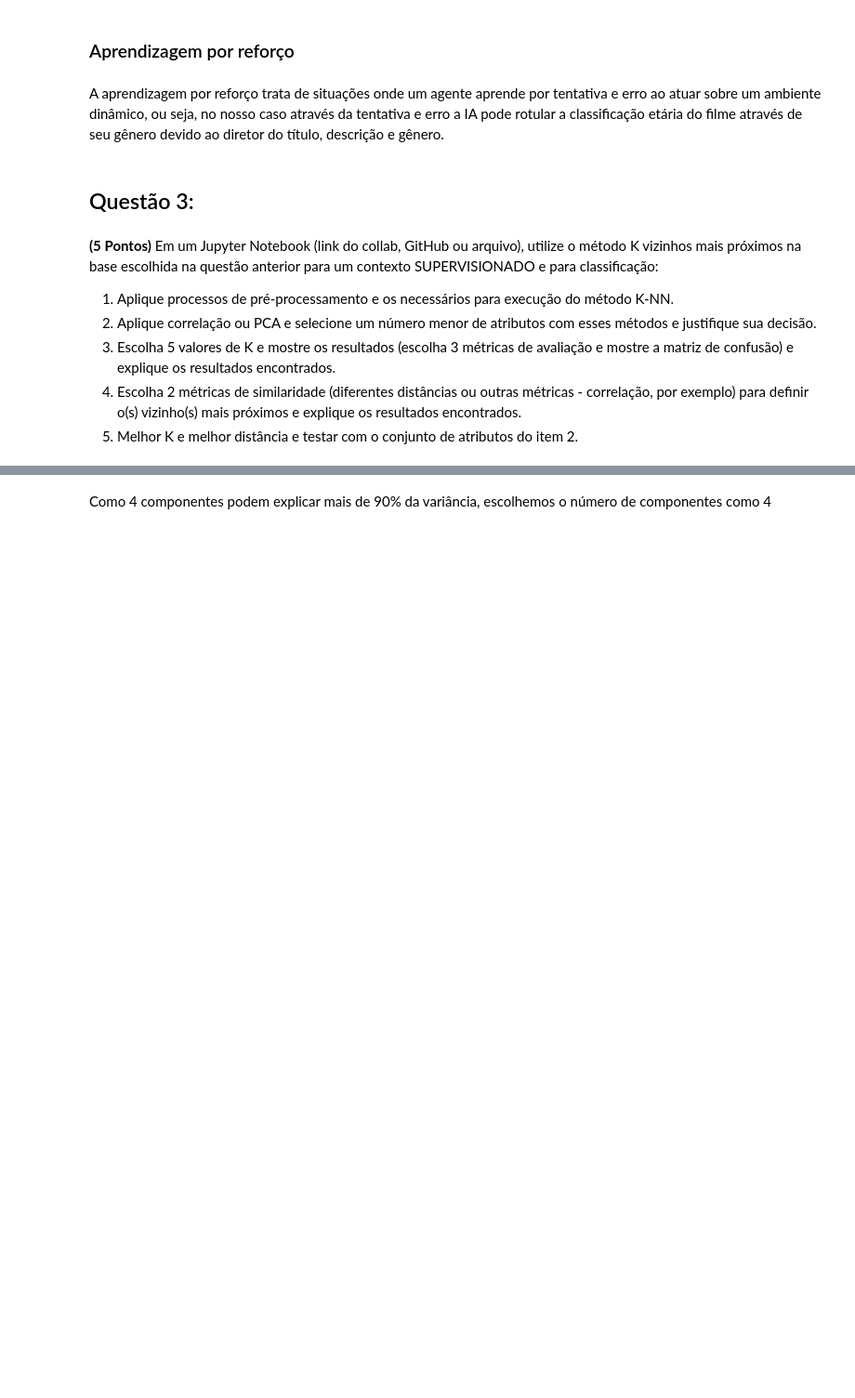
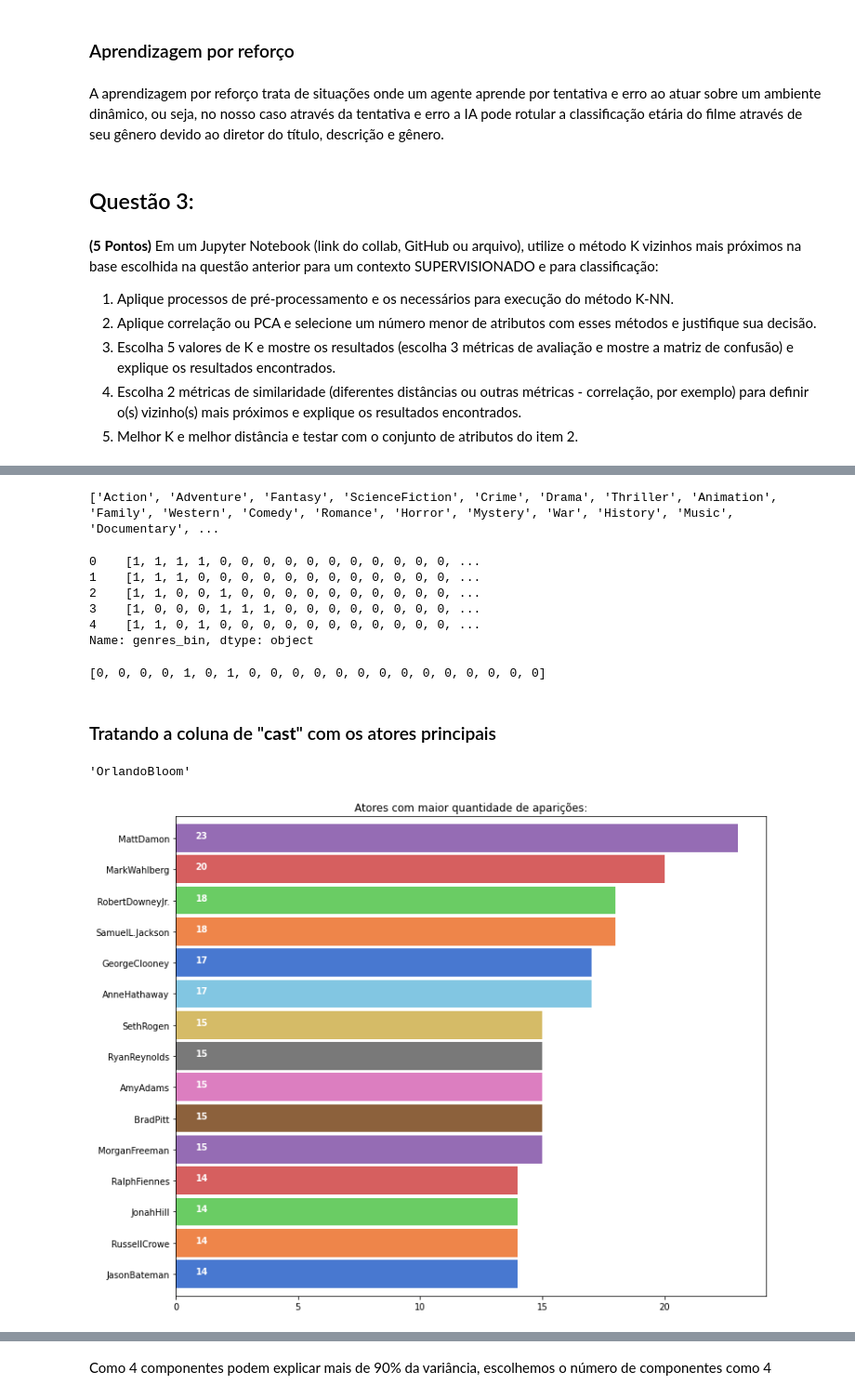
Before and after one commit to mthonorio/IA, a Jupyter notebook: prova_1/IA_Prova_1.ipynb, the cells around one changed output, grey strips where cells are left out. Shown: that part at 93% size. Cells and saved outputs as stored; diff of their text form; code cells hidden in the pictures; blank space fills up the shorter version.

```diff
--- a/prova_1/IA_Prova_1.ipynb
+++ b/prova_1/IA_Prova_1.ipynb
@@ -132,0 +227,4 @@ Y = movies[['vote_average']]
+# %%
+print(genreList)
+# %% [output]
+['Action', 'Adventure', 'Fantasy', 'ScienceFiction', 'Crime', 'Drama', 'Thriller', 'Animation', 'Family', 'Western', 'Comedy', 'Romance', 'Horror', 'Mystery', 'War', 'History', 'Music', 'Documentary', ...
@@ -132,0 +242,32 @@ Y = movies[['vote_average']]
+# %%
+movies['genres_bin'] = movies['genres'].apply(lambda x: binary(x))
+movies['genres_bin'].head()
+# %% [output]
+0    [1, 1, 1, 1, 0, 0, 0, 0, 0, 0, 0, 0, 0, 0, 0, ...
+1    [1, 1, 1, 0, 0, 0, 0, 0, 0, 0, 0, 0, 0, 0, 0, ...
+2    [1, 1, 0, 0, 1, 0, 0, 0, 0, 0, 0, 0, 0, 0, 0, ...
+3    [1, 0, 0, 0, 1, 1, 1, 0, 0, 0, 0, 0, 0, 0, 0, ...
+4    [1, 1, 0, 1, 0, 0, 0, 0, 0, 0, 0, 0, 0, 0, 0, ...
+Name: genres_bin, dtype: object
+# %%
+print(movies['genres_bin'][250])
+# %% [output]
+[0, 0, 0, 0, 1, 0, 1, 0, 0, 0, 0, 0, 0, 0, 0, 0, 0, 0, 0, 0, 0]
+# %% [markdown]
+### Tratando a coluna de "**cast**" com os atores principais
+# %%
+movies['cast'][1][1]
+# %% [output]
+'OrlandoBloom'
+# %%
+plt.subplots(figsize=(12,10))
+list1=[]
+for i in movies['cast']:
+    list1.extend(i)
+ax=pd.Series(list1).value_counts()[:15].sort_values(ascending=True).plot.barh(width=0.9,color=sns.color_palette('muted',40))
+for i, v in enumerate(pd.Series(list1).value_counts()[:15].sort_values(ascending=True).values):
+    ax.text(.8, i, v,fontsize=10,color='white',weight='bold')
+plt.title('Atores com maior quantidade de aparições:')
+plt.show()
+# %% [output]
+[figure, added]
```
Also changed, not shown: parts of 110 cells of this notebook.
